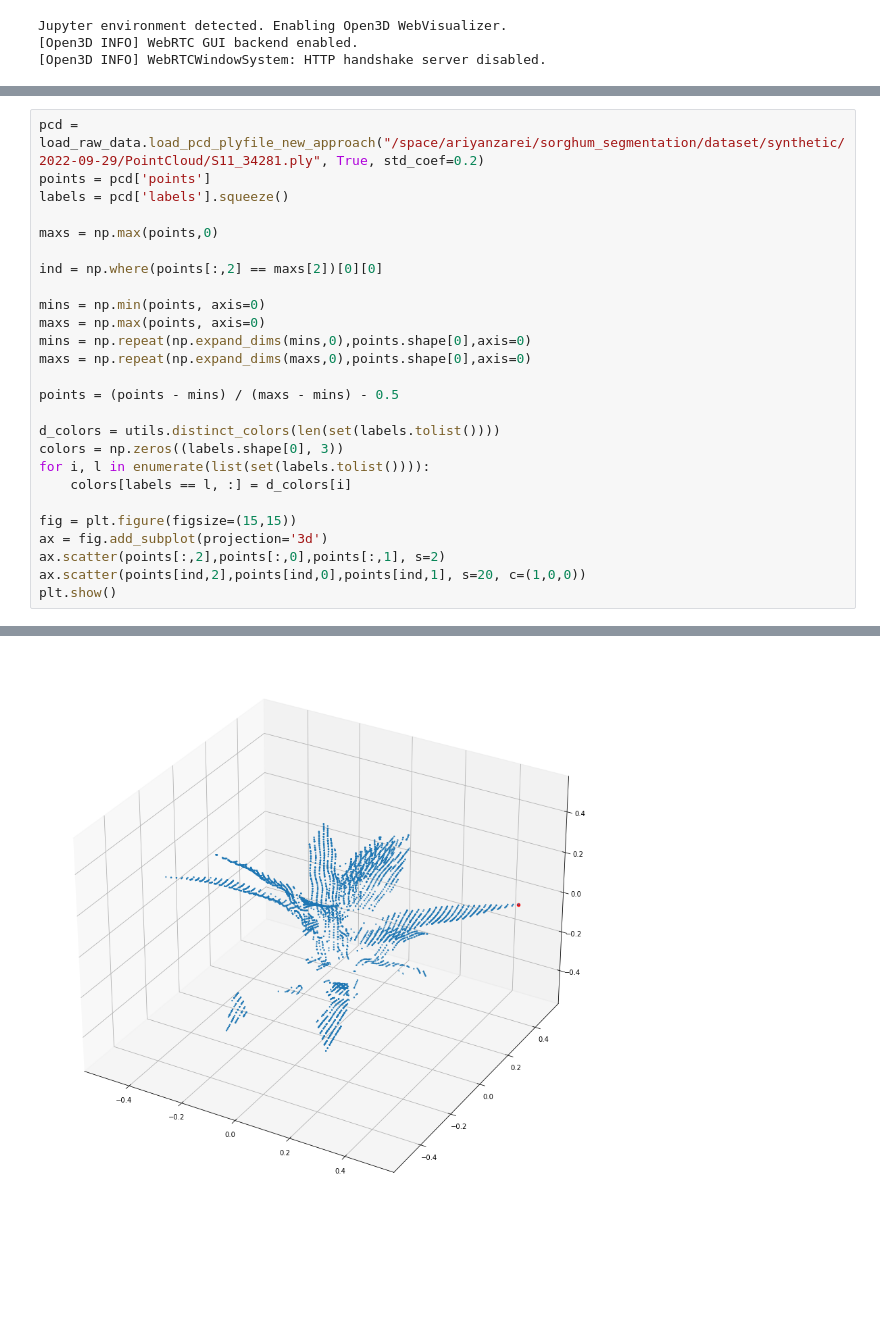
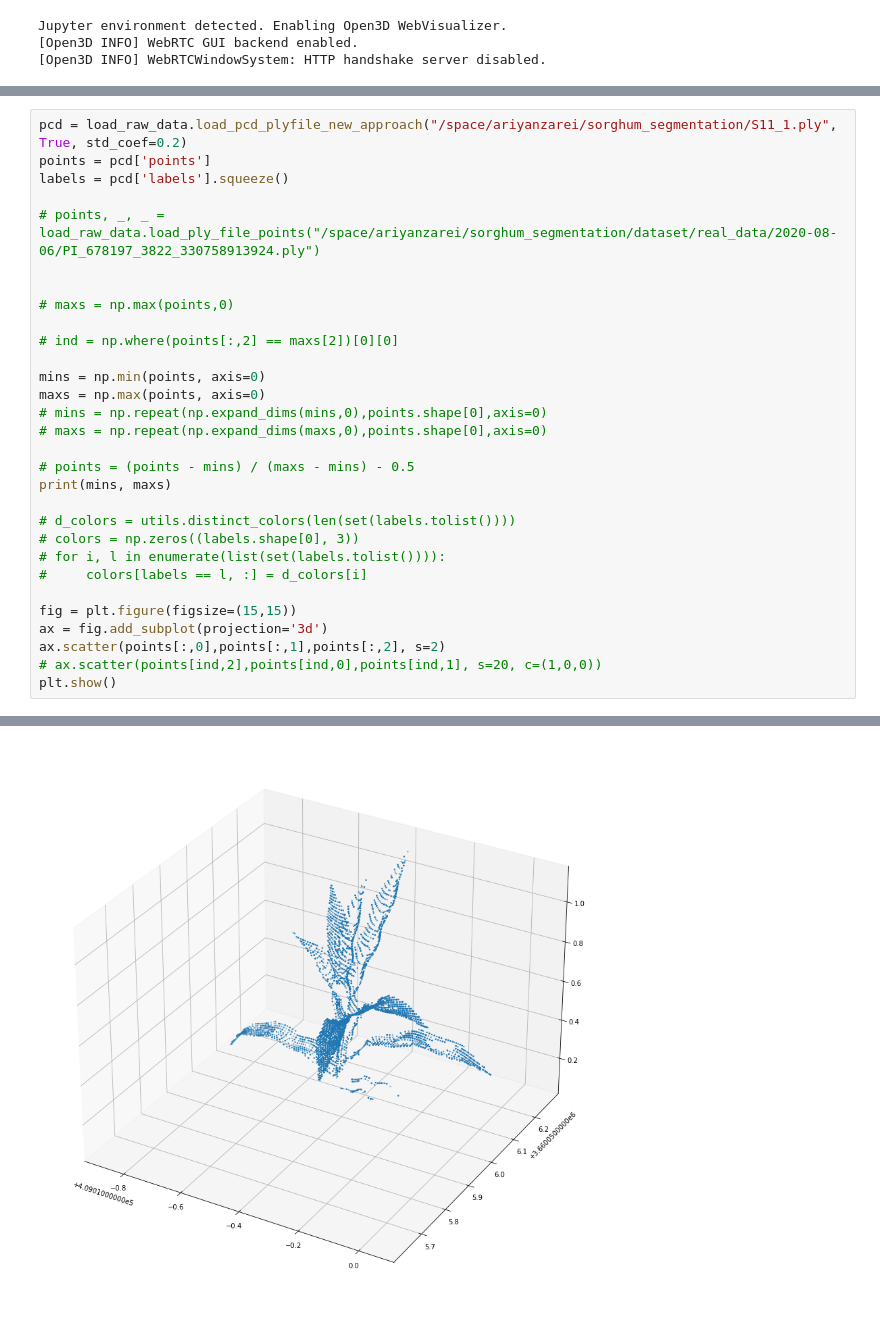
Before and after one commit to ariyanzri/PlantSegNet, a Jupyter notebook: notebooks/new_loss_function_test.ipynb, the cells around one changed output, grey strips where cells are left out. Drawn from its saved outputs; the diff is of its cells as text; blank space fills up the shorter version.

```diff
--- a/notebooks/new_loss_function_test.ipynb
+++ b/notebooks/new_loss_function_test.ipynb
@@ -14,27 +49,31 @@ Jupyter environment detected. Enabling Open3D WebVisualizer.
 # %%
-pcd = load_raw_data.load_pcd_plyfile_new_approach("/space/ariyanzarei/sorghum_segmentation/dataset/synthetic/2022-09-29/PointCloud/S11_34281.ply", True, std_coef=0.2)
+pcd = load_raw_data.load_pcd_plyfile_new_approach("/space/ariyanzarei/sorghum_segmentation/S11_1.ply", True, std_coef=0.2)
 points = pcd['points']
 labels = pcd['labels'].squeeze()
 
-maxs = np.max(points,0)
+# points, _, _ = load_raw_data.load_ply_file_points("/space/ariyanzarei/sorghum_segmentation/dataset/real_data/2020-08-06/PI_678197_3822_330758913924.ply")
 
-ind = np.where(points[:,2] == maxs[2])[0][0]
+
+# maxs = np.max(points,0)
+
+# ind = np.where(points[:,2] == maxs[2])[0][0]
 
 mins = np.min(points, axis=0)
 maxs = np.max(points, axis=0)
-mins = np.repeat(np.expand_dims(mins,0),points.shape[0],axis=0)
-maxs = np.repeat(np.expand_dims(maxs,0),points.shape[0],axis=0)
+# mins = np.repeat(np.expand_dims(mins,0),points.shape[0],axis=0)
+# maxs = np.repeat(np.expand_dims(maxs,0),points.shape[0],axis=0)
 
-points = (points - mins) / (maxs - mins) - 0.5
+# points = (points - mins) / (maxs - mins) - 0.5
+print(mins, maxs)
 
-d_colors = utils.distinct_colors(len(set(labels.tolist())))
-colors = np.zeros((labels.shape[0], 3))
-for i, l in enumerate(list(set(labels.tolist()))):
-    colors[labels == l, :] = d_colors[i]
+# d_colors = utils.distinct_colors(len(set(labels.tolist())))
+# colors = np.zeros((labels.shape[0], 3))
+# for i, l in enumerate(list(set(labels.tolist()))):
+#     colors[labels == l, :] = d_colors[i]
 
 fig = plt.figure(figsize=(15,15))
 ax = fig.add_subplot(projection='3d')
-ax.scatter(points[:,2],points[:,0],points[:,1], s=2)
-ax.scatter(points[ind,2],points[ind,0],points[ind,1], s=20, c=(1,0,0))
+ax.scatter(points[:,0],points[:,1],points[:,2], s=2)
+# ax.scatter(points[ind,2],points[ind,0],points[ind,1], s=20, c=(1,0,0))
 plt.show()
 # %% [output]
@@ -49 +81 @@ WARNING - 2022-11-01 14:02:13,607 - _axes - *c* argument looks like a single num
-[figure, old version]
+[figure, new version]
```
Also changed, not shown: parts of 2 cells of this notebook, 3 other files.
